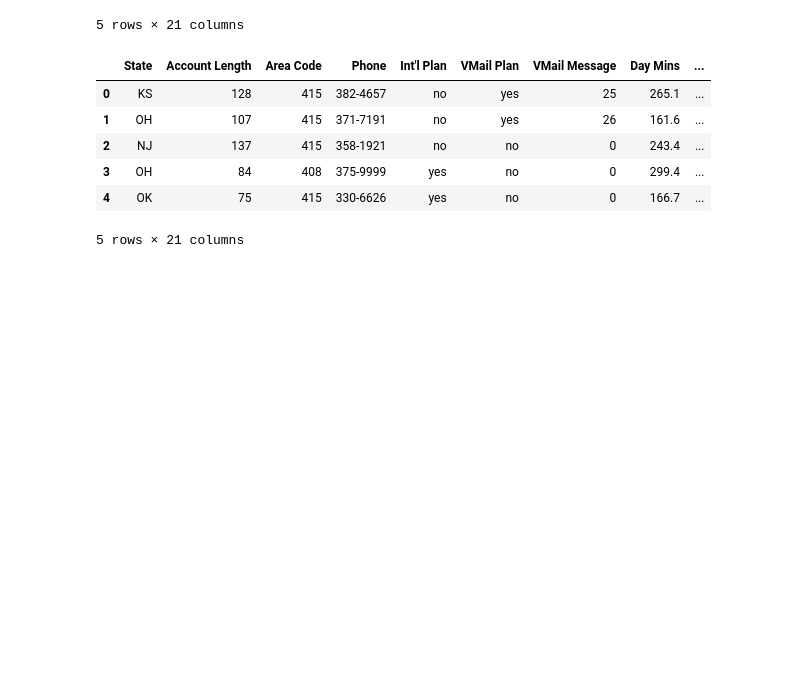
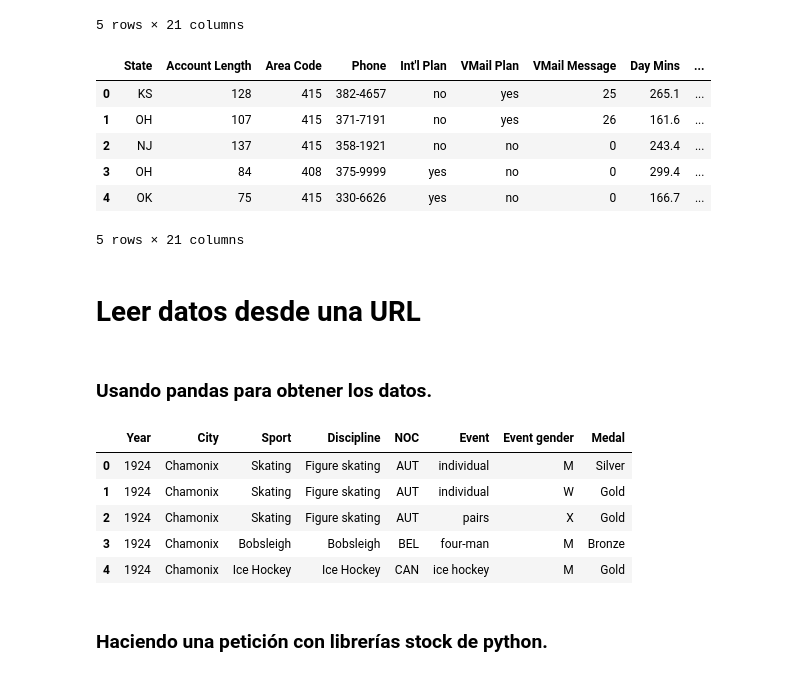
Before and after one commit to elugo00/machine-learning-python-course, a Jupyter notebook: notebooks/T1 - 1 - Titanic.ipynb, the cells around one changed output. Cells and saved outputs as stored; diff of their text form; code cells hidden in the pictures; blank space fills up the shorter version.

Commit message:
Cargar datos desde una URL.

```diff
--- a/notebooks/T1 - 1 - Titanic.ipynb
+++ b/notebooks/T1 - 1 - Titanic.ipynb
@@ -103,3 +103,20 @@ df4.head()
 | 3 | OH | 84 | 408 | 375-9999 | yes | no | 0 | 299.4 | ... |
 | 4 | OK | 75 | 415 | 330-6626 | yes | no | 0 | 166.7 | ... |
 5 rows × 21 columns
+# %% [markdown]
+# Leer datos desde una URL
+# %% [markdown]
+### Usando pandas para obtener los datos.
+# %%
+medals_url = "http://winterolympicsmedals.com/medals.csv"
+medals_data = pd.read_csv(medals_url)
+medals_data.head()
+# %% [output]
+|  | Year | City | Sport | Discipline | NOC | Event | Event gender | Medal |
+| 0 | 1924 | Chamonix | Skating | Figure skating | AUT | individual | M | Silver |
+| 1 | 1924 | Chamonix | Skating | Figure skating | AUT | individual | W | Gold |
+| 2 | 1924 | Chamonix | Skating | Figure skating | AUT | pairs | X | Gold |
+| 3 | 1924 | Chamonix | Bobsleigh | Bobsleigh | BEL | four-man | M | Bronze |
+| 4 | 1924 | Chamonix | Ice Hockey | Ice Hockey | CAN | ice hockey | M | Gold |
+# %% [markdown]
+### Haciendo una petición con librerías stock de python.
```
Also changed, not shown: parts of 4 cells of this notebook.
